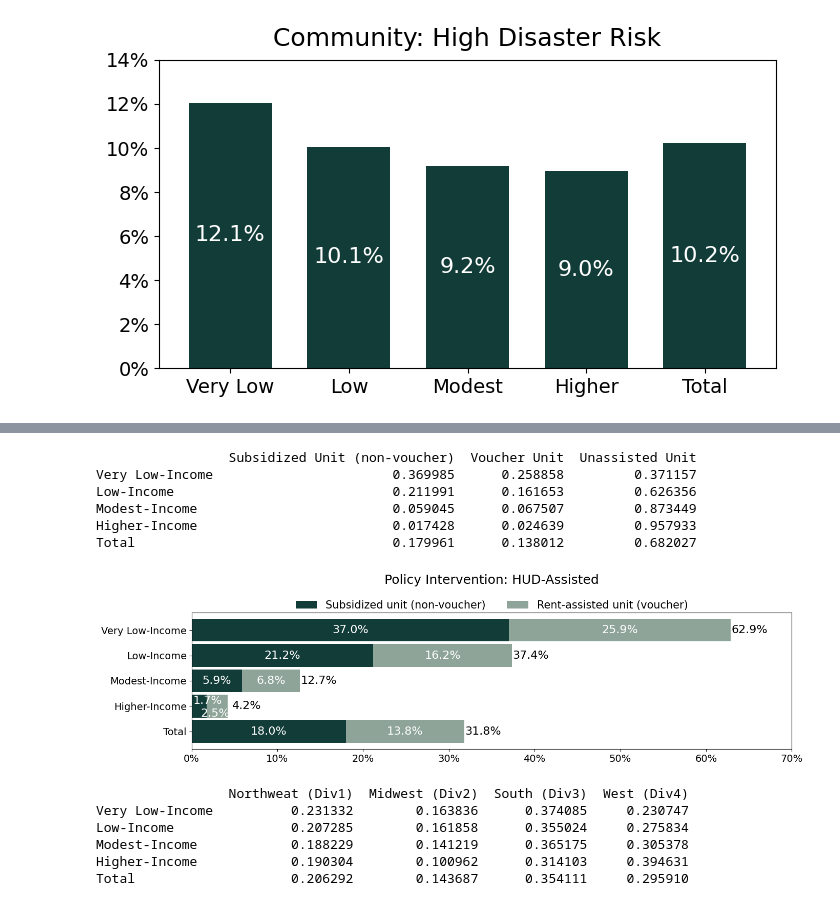
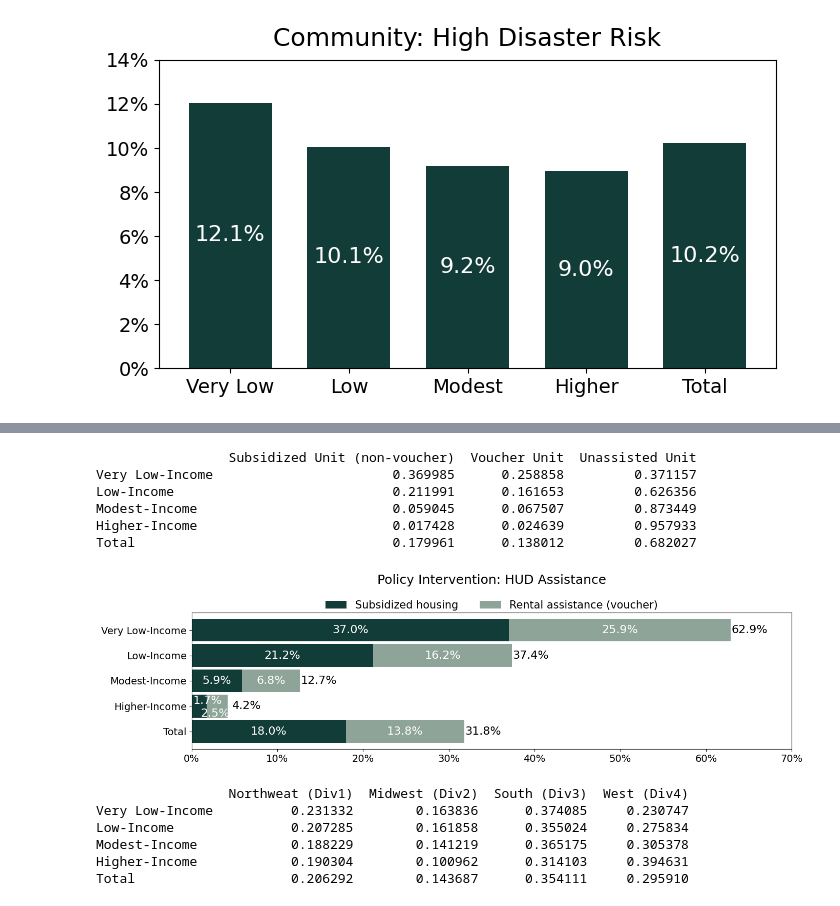
Before and after one commit to GeunSangOh/housing-insecurity, a Jupyter notebook: 02_EDA.ipynb, the cells around one changed output, grey strips where cells are left out. Cells and saved outputs as stored; diff of their text form; code cells hidden in the pictures.

```diff
--- a/02_EDA.ipynb
+++ b/02_EDA.ipynb
@@ -325,8 +325,8 @@ def plot_for_hud_assisted(df, title, size):
   result = pd.concat([grouped_result, overall_result_df], ignore_index=False)
 
   result = result.rename(columns={
-      'HUD_HOU': 'Subsidized unit (non-voucher)',
-      'HUD_HCV': 'Rent-assisted unit (voucher)'
+      'HUD_HOU': 'Subsidized housing',
+      'HUD_HCV': 'Rental assistance (voucher)'
   })
 
   colors = ['#123C38', '#8EA499', '#FCB31E', '#CB6F18', '#414B0E']
@@ -900,14 +900,14 @@ Name: RENT_CONTROL, dtype: float64
 # %%
 # EDA: HUD-assisted
-plot_for_hud_assisted(ahs21_pre, 'Policy Intervention: HUD-Assisted', (14, 4))
+plot_for_hud_assisted(ahs21_pre, 'Policy Intervention: HUD Assistance', (14, 4))
 # %% [output]
                  Subsidized Unit (non-voucher)  Voucher Unit  Unassisted Unit
 Very Low-Income                       0.369985      0.258858         0.371157
 Low-Income                            0.211991      0.161653         0.626356
 Modest-Income                         0.059045      0.067507         0.873449
 Higher-Income                         0.017428      0.024639         0.957933
 Total                                 0.179961      0.138012         0.682027
-[figure, old version]
+[figure, new version]
 # %%
 # US census region
 rtable = pd.concat([pd.crosstab(ahs21_pre['DIV4'],
```
Also changed, not shown: parts of 3 cells of this notebook.
